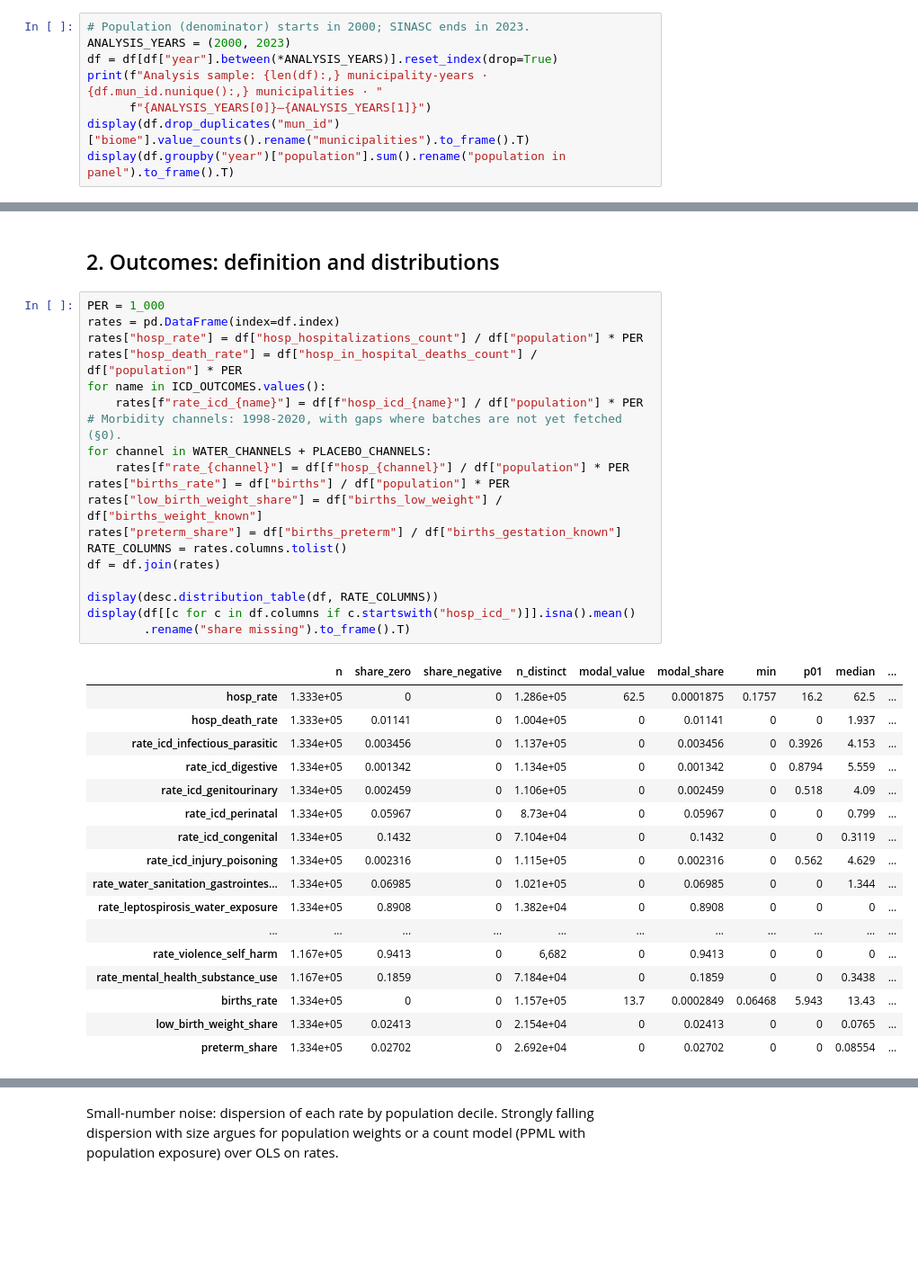
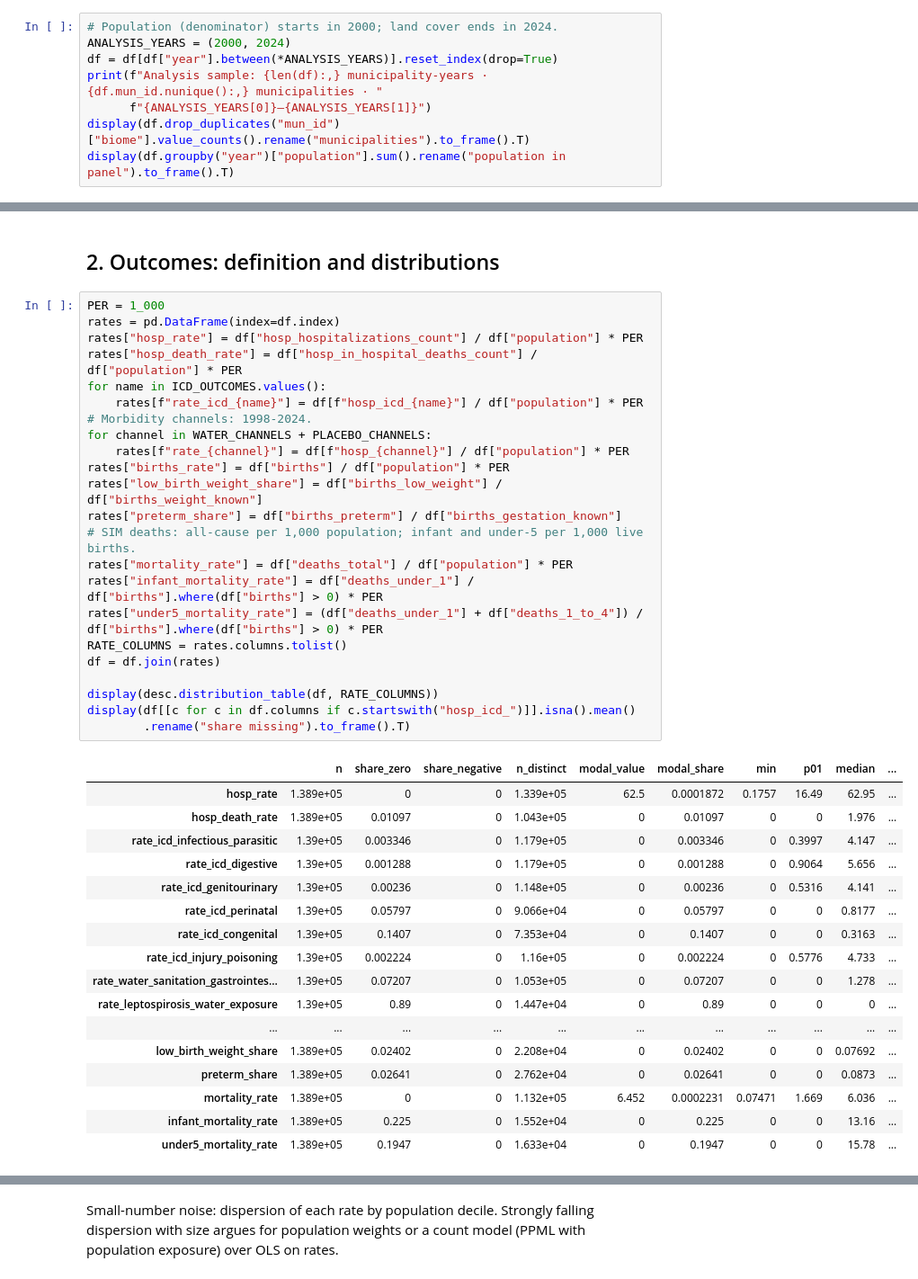
Before and after one commit to felixschulz385/Masterthesis, a Jupyter notebook: output/notebooks/health/01_descriptives.ipynb, the cells around one changed output, grey strips where cells are left out. Shown at 90% size. Saved outputs shown, nothing was run; the diff lists cells and outputs as text; blank space fills up the shorter version.

```diff
--- a/output/notebooks/health/01_descriptives.ipynb
+++ b/output/notebooks/health/01_descriptives.ipynb
@@ -193,8 +196,8 @@ display(pd.DataFrame({
 # %% [markdown]
 ## 1. Coverage and estimation window
 # %%
-# Population (denominator) starts in 2000; SINASC ends in 2023.
-ANALYSIS_YEARS = (2000, 2023)
+# Population (denominator) starts in 2000; land cover ends in 2024.
+ANALYSIS_YEARS = (2000, 2024)
 df = df[df["year"].between(*ANALYSIS_YEARS)].reset_index(drop=True)
 print(f"Analysis sample: {len(df):,} municipality-years · {df.mun_id.nunique():,} municipalities · "
       f"{ANALYSIS_YEARS[0]}–{ANALYSIS_YEARS[1]}")
@@ -219,40 +223,44 @@ above 99%. Only 7 SIH codes are not in the panel (0.6% of hospitalizations, most
 # %%
 PER = 1_000
 rates = pd.DataFrame(index=df.index)
 rates["hosp_rate"] = df["hosp_hospitalizations_count"] / df["population"] * PER
 rates["hosp_death_rate"] = df["hosp_in_hospital_deaths_count"] / df["population"] * PER
 for name in ICD_OUTCOMES.values():
     rates[f"rate_icd_{name}"] = df[f"hosp_icd_{name}"] / df["population"] * PER
-# Morbidity channels: 1998-2020, with gaps where batches are not yet fetched (§0).
+# Morbidity channels: 1998-2024.
 for channel in WATER_CHANNELS + PLACEBO_CHANNELS:
     rates[f"rate_{channel}"] = df[f"hosp_{channel}"] / df["population"] * PER
 rates["births_rate"] = df["births"] / df["population"] * PER
 rates["low_birth_weight_share"] = df["births_low_weight"] / df["births_weight_known"]
 rates["preterm_share"] = df["births_preterm"] / df["births_gestation_known"]
+# SIM deaths: all-cause per 1,000 population; infant and under-5 per 1,000 live births.
+rates["mortality_rate"] = df["deaths_total"] / df["population"] * PER
+rates["infant_mortality_rate"] = df["deaths_under_1"] / df["births"].where(df["births"] > 0) * PER
+rates["under5_mortality_rate"] = (df["deaths_under_1"] + df["deaths_1_to_4"]) / df["births"].where(df["births"] > 0) * PER
 RATE_COLUMNS = rates.columns.tolist()
 df = df.join(rates)
 
 display(desc.distribution_table(df, RATE_COLUMNS))
 display(df[[c for c in df.columns if c.startswith("hosp_icd_")]].isna().mean()
         .rename("share missing").to_frame().T)
 # %% [output]
 |  | n | share_zero | share_negative | n_distinct | modal_value | modal_share | min | p01 | median | ... |
-| hosp_rate | 1.333e+05 | 0 | 0 | 1.286e+05 | 62.5 | 0.0001875 | 0.1757 | 16.2 | 62.5 | ... |
-| hosp_death_rate | 1.333e+05 | 0.01141 | 0 | 1.004e+05 | 0 | 0.01141 | 0 | 0 | 1.937 | ... |
-| rate_icd_infectious_parasitic | 1.334e+05 | 0.003456 | 0 | 1.137e+05 | 0 | 0.003456 | 0 | 0.3926 | 4.153 | ... |
-| rate_icd_digestive | 1.334e+05 | 0.001342 | 0 | 1.134e+05 | 0 | 0.001342 | 0 | 0.8794 | 5.559 | ... |
-| rate_icd_genitourinary | 1.334e+05 | 0.002459 | 0 | 1.106e+05 | 0 | 0.002459 | 0 | 0.518 | 4.09 | ... |
-| rate_icd_perinatal | 1.334e+05 | 0.05967 | 0 | 8.73e+04 | 0 | 0.05967 | 0 | 0 | 0.799 | ... |
-| rate_icd_congenital | 1.334e+05 | 0.1432 | 0 | 7.104e+04 | 0 | 0.1432 | 0 | 0 | 0.3119 | ... |
-| rate_icd_injury_poisoning | 1.334e+05 | 0.002316 | 0 | 1.115e+05 | 0 | 0.002316 | 0 | 0.562 | 4.629 | ... |
-| rate_water_sanitation_gastrointes... | 1.334e+05 | 0.06985 | 0 | 1.021e+05 | 0 | 0.06985 | 0 | 0 | 1.344 | ... |
-| rate_leptospirosis_water_exposure | 1.334e+05 | 0.8908 | 0 | 1.382e+04 | 0 | 0.8908 | 0 | 0 | 0 | ... |
+| hosp_rate | 1.389e+05 | 0 | 0 | 1.339e+05 | 62.5 | 0.0001872 | 0.1757 | 16.49 | 62.95 | ... |
+| hosp_death_rate | 1.389e+05 | 0.01097 | 0 | 1.043e+05 | 0 | 0.01097 | 0 | 0 | 1.976 | ... |
+| rate_icd_infectious_parasitic | 1.39e+05 | 0.003346 | 0 | 1.179e+05 | 0 | 0.003346 | 0 | 0.3997 | 4.147 | ... |
+| rate_icd_digestive | 1.39e+05 | 0.001288 | 0 | 1.179e+05 | 0 | 0.001288 | 0 | 0.9064 | 5.656 | ... |
+| rate_icd_genitourinary | 1.39e+05 | 0.00236 | 0 | 1.148e+05 | 0 | 0.00236 | 0 | 0.5316 | 4.141 | ... |
+| rate_icd_perinatal | 1.39e+05 | 0.05797 | 0 | 9.066e+04 | 0 | 0.05797 | 0 | 0 | 0.8177 | ... |
+| rate_icd_congenital | 1.39e+05 | 0.1407 | 0 | 7.353e+04 | 0 | 0.1407 | 0 | 0 | 0.3163 | ... |
+| rate_icd_injury_poisoning | 1.39e+05 | 0.002224 | 0 | 1.16e+05 | 0 | 0.002224 | 0 | 0.5776 | 4.733 | ... |
+| rate_water_sanitation_gastrointes... | 1.39e+05 | 0.07207 | 0 | 1.053e+05 | 0 | 0.07207 | 0 | 0 | 1.278 | ... |
+| rate_leptospirosis_water_exposure | 1.39e+05 | 0.89 | 0 | 1.447e+04 | 0 | 0.89 | 0 | 0 | 0 | ... |
 | ... | ... | ... | ... | ... | ... | ... | ... | ... | ... | ... |
-| rate_violence_self_harm | 1.167e+05 | 0.9413 | 0 | 6,682 | 0 | 0.9413 | 0 | 0 | 0 | ... |
-| rate_mental_health_substance_use | 1.167e+05 | 0.1859 | 0 | 7.184e+04 | 0 | 0.1859 | 0 | 0 | 0.3438 | ... |
-| births_rate | 1.334e+05 | 0 | 0 | 1.157e+05 | 13.7 | 0.0002849 | 0.06468 | 5.943 | 13.43 | ... |
-| low_birth_weight_share | 1.334e+05 | 0.02413 | 0 | 2.154e+04 | 0 | 0.02413 | 0 | 0 | 0.0765 | ... |
-| preterm_share | 1.334e+05 | 0.02702 | 0 | 2.692e+04 | 0 | 0.02702 | 0 | 0 | 0.08554 | ... |
+| low_birth_weight_share | 1.389e+05 | 0.02402 | 0 | 2.208e+04 | 0 | 0.02402 | 0 | 0 | 0.07692 | ... |
+| preterm_share | 1.389e+05 | 0.02641 | 0 | 2.762e+04 | 0 | 0.02641 | 0 | 0 | 0.0873 | ... |
+| mortality_rate | 1.389e+05 | 0 | 0 | 1.132e+05 | 6.452 | 0.0002231 | 0.07471 | 1.669 | 6.036 | ... |
+| infant_mortality_rate | 1.389e+05 | 0.225 | 0 | 1.552e+04 | 0 | 0.225 | 0 | 0 | 13.16 | ... |
+| under5_mortality_rate | 1.389e+05 | 0.1947 | 0 | 1.633e+04 | 0 | 0.1947 | 0 | 0 | 15.78 | ... |
 |  | hosp_icd_infectious_parasitic | hosp_icd_02 | hosp_icd_03 | hosp_icd_04 | hosp_icd_05 | hosp_icd_06 | hosp_icd_07 | ... |
 | share missing | 0 | 0 | 0 | 0 | 0 | 0 | 0 | ... |
 # %% [markdown]
```
Also changed, not shown: parts of 36 cells of this notebook, 4 other files.
